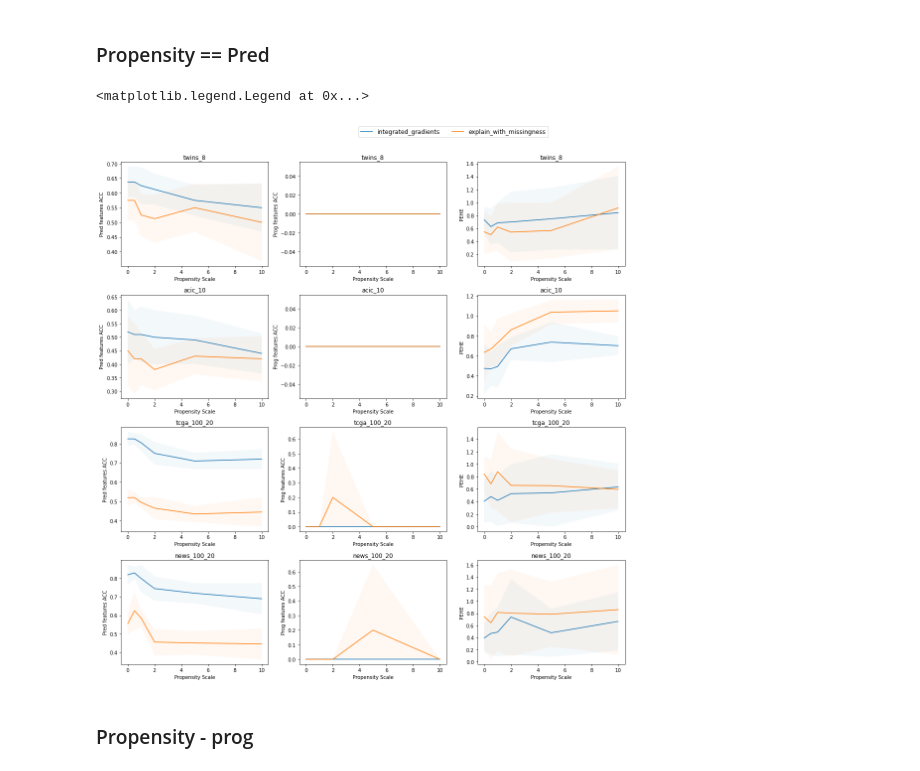
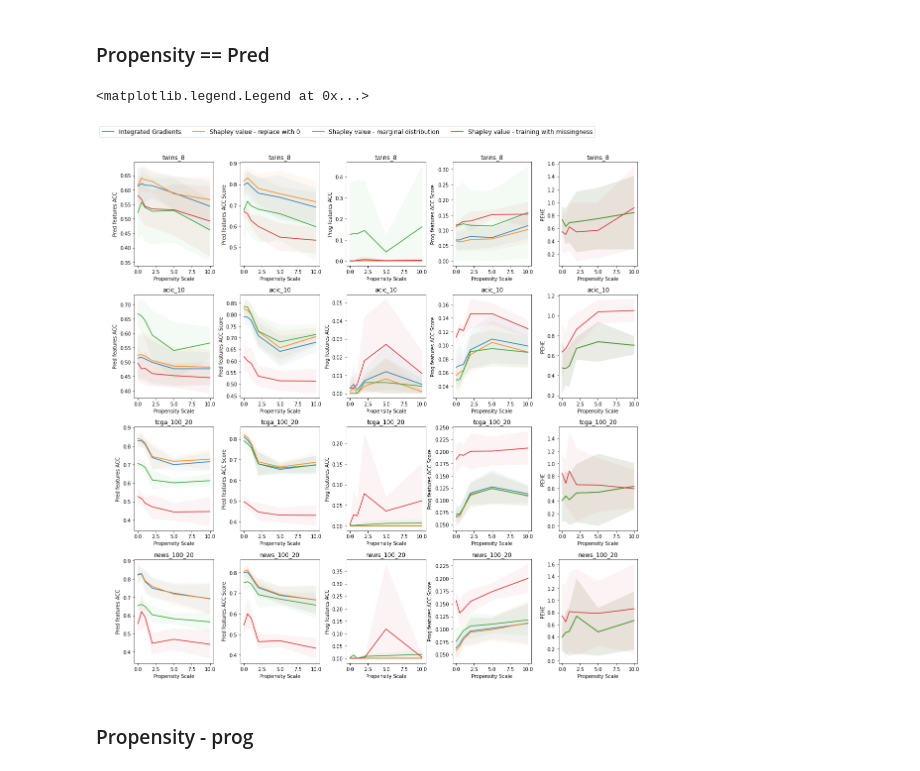
Before and after one commit to q8888620002/LIFT-XAI, a Jupyter notebook: results/plot_results_vandershaar.ipynb, the cells around one changed output. Saved outputs shown, nothing was run; the diff lists cells and outputs as text; code cells hidden in the pictures.

```diff
--- a/results/plot_results_vandershaar.ipynb
+++ b/results/plot_results_vandershaar.ipynb
@@ -354,9 +349,9 @@ metrics = ["Pred features ACC",
 
 seeds = ["seed1",
          "seed2",
-        "seed3",
-         #"seed4",
-         #"seed5",
+         "seed3",
+         "seed4",
+         "seed5",
          # "seed6",
          # "seed7",
          #"seed8",
@@ -444,7 +439,9 @@ dataset_list = [
                    ]
 
 metrics = ["Pred features ACC",
+           "Pred features ACC Score",
            "Prog features ACC",
+           "Prog features ACC Score",
            "PEHE"]
 
 seeds = ["seed1",
@@ -457,8 +454,8 @@ seeds = ["seed1",
 explainers = [#"feature_ablation",
              #"feature_permutation",
              "integrated_gradients",
-            # "shapley_value_sampling",
-            # "naive_shap",
+             "shapley_value_sampling",
+             "naive_shap",
              "explain_with_missingness"]
 
 experiment_name = "Propensity Scale"
@@ -473,8 +470,10 @@ for data_index in range(len(dataset_list)):
 
     for seed_index, seed in enumerate(seeds):
 
-        data = pd.read_csv("propensity_sensitivity/normalized/linear/propensity_scale_"+
-                              dataset_list[data_index]+
+        data = pd.read_csv("propensity_sensitivity/normalized/linear/"+
+                           propensity_type +
+                           "/propensity_scale_"+
+                           dataset_list[data_index]+
                            "_proptype_"+
                            propensity_type+
                            "_predscl_1.0_nonlinscl_0.5_trainratio_0.8_binary_False-"
@@ -485,42 +484,53 @@ for data_index in range(len(dataset_list)):
         data = data[data.Learner == "DRLearner"]
         datasets_list.append(data)
 
-        data = pd.read_csv("propensity_sensitivity_mask/normalized/linear/propensity_scale_"+
-                              dataset_list[data_index]+
+        data = pd.read_csv("propensity_sensitivity_mask/normalized/linear/"+
+                           propensity_type +
+                           "/propensity_scale_"+
+                           dataset_list[data_index]+
                            "_proptype_"+
                            propensity_type+
                            "_predscl_1.0_nonlinscl_0.5_trainratio_0.8_binary_False-"
                            +seed+".csv",
                            index_col=0)
 
         datasets_list.append(data[data.Learner == "DRLearnerMask"])
 
     datasets = pd.concat(datasets_list, ignore_index=True)
 
     for metric_index in range(len(metrics)):
         metric = metrics[metric_index]
 
-        plt.subplot(4, 3, 3*data_index+metric_index+1)
+        plt.subplot(4, len(metrics), len(metrics)*data_index+metric_index+1)
 
         for e in explainers:
 
             data = datasets[datasets.Explainer == e]
+
+            if e == "shapley_value_sampling":
+                e = "Shapley value - replace with 0"
+            elif e == "naive_shap":
+                e = "Shapley value - marginal distribution"
+            elif e == "integrated_gradients":
+                e = "Integrated Gradients"
+            elif e == "explain_with_missingness":
+                e = "Shapley value - training with missingness"
 
             mean = data.groupby(experiment_name).mean().reset_index()
             std = data.groupby(experiment_name).std().reset_index()
 
             plt.plot(mean[experiment_name], mean[metric], label=e)
             plt.fill_between(mean[experiment_name], np.where(mean[metric]-std[metric]>0, mean[metric]-std[metric],0), mean[metric]+std[metric],  alpha=.05)
 
         plt.xlabel(experiment_name)
         plt.ylabel(metric)
         plt.title(dataset_list[data_index])
 
 plt.tight_layout()
 plt.legend(bbox_to_anchor=(0.5, 5.2),ncol=len(explainers),prop={'size': 12})
 # %% [output]
 <matplotlib.legend.Legend at 0x...>
-[figure, old version]
+[figure, new version]
 # %% [markdown]
 ### Propensity - prog
 # %%
```
Also changed, not shown: parts of 3 cells of this notebook, 5 other files.
